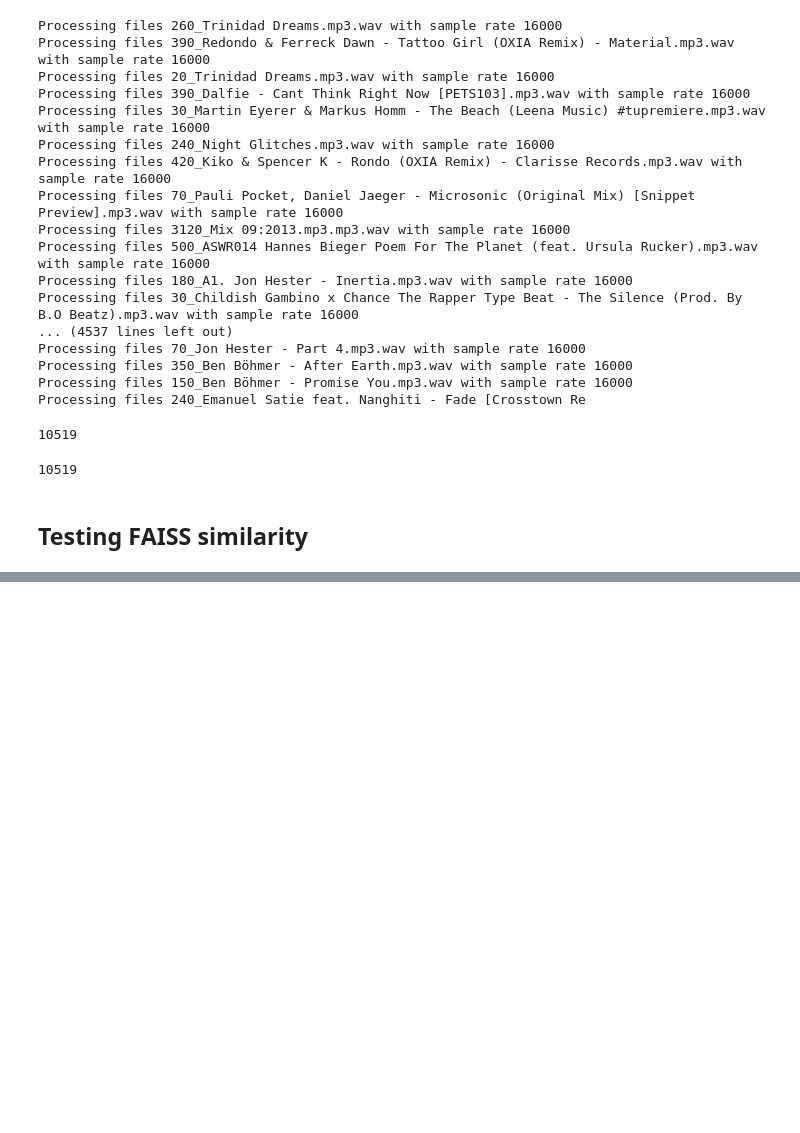
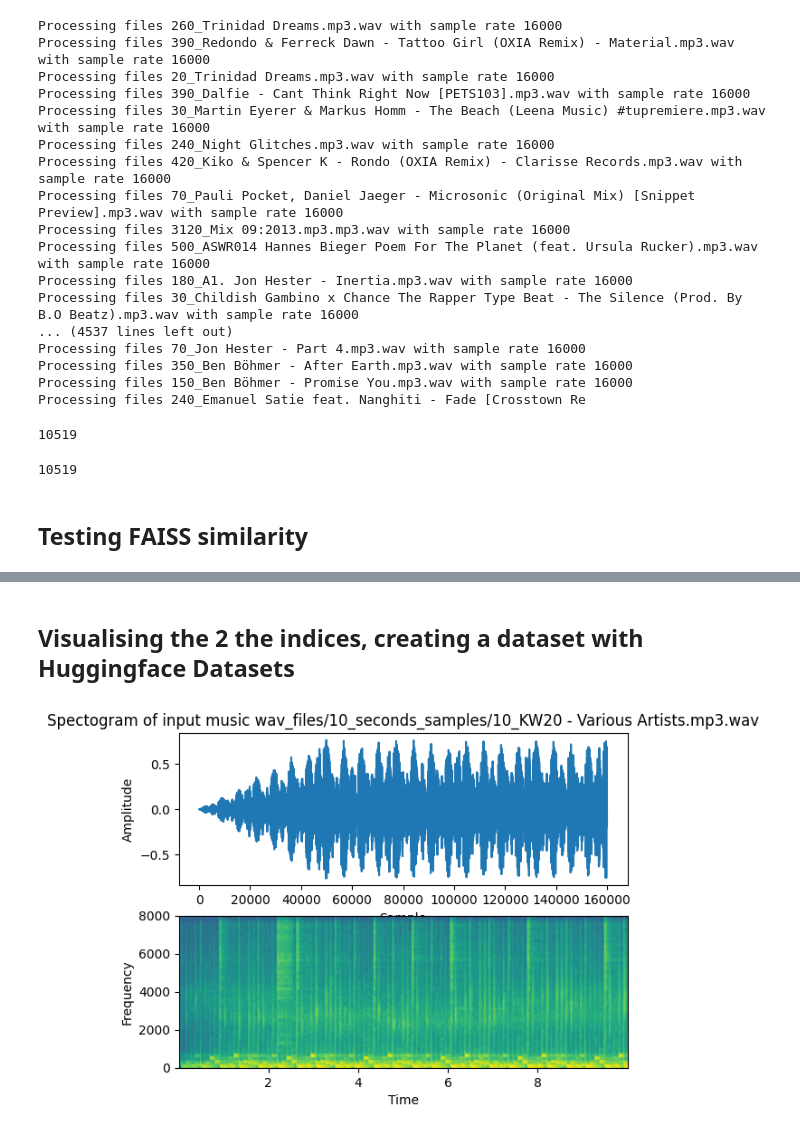
Before and after one commit to deep-learning-for-humans/music-discovery, a Jupyter notebook: AudioEmbeddings.ipynb, the cells around one changed output, grey strips where cells are left out. Drawn from its saved outputs; the diff is of its cells as text; code cells hidden in the pictures; blank space fills up the shorter version.

Commit message:
Adding spectogram viz

```diff
--- a/AudioEmbeddings.ipynb
+++ b/AudioEmbeddings.ipynb
@@ -165,7 +165,8 @@ index_ast.ntotal
 # %% [markdown]
 ## Testing FAISS similarity
 # %%
-waveform, sample_rate = torchaudio.load('wav_files/10_seconds_samples/10_KW20 - Various Artists.mp3.wav')
+inp_file = 'wav_files/10_seconds_samples/10_KW20 - Various Artists.mp3.wav'
+waveform, sample_rate = torchaudio.load(inp_file)
 waveform = waveform.squeeze().numpy()
 display(Audio(waveform, rate=sample_rate))
 print()
@@ -211,0 +216,2 @@ index_ast = faiss.read_index('10sec_sample_index_wav2vec.index')
+# %% [markdown]
+## Visualising the 2 the indices, creating a dataset with Huggingface Datasets
@@ -211,0 +221,34 @@ index_ast = faiss.read_index('10sec_sample_index_wav2vec.index')
+# %%
+import matplotlib.pyplot as plot
+
+
+
+# Plot the signal read from wav file
+
+plot.subplot(211)
+
+plot.title('Spectogram of input music {}'.format(inp_file))
+
+
+
+plot.plot(waveform)
+
+plot.xlabel('Sample')
+
+plot.ylabel('Amplitude')
+
+
+
+plot.subplot(212)
+
+plot.specgram(waveform,Fs=16000)
+
+plot.xlabel('Time')
+
+plot.ylabel('Frequency')
+
+
+
+plot.show()
+# %% [output]
+[figure, added]
```
Also changed, not shown: parts of 23 cells of this notebook.
